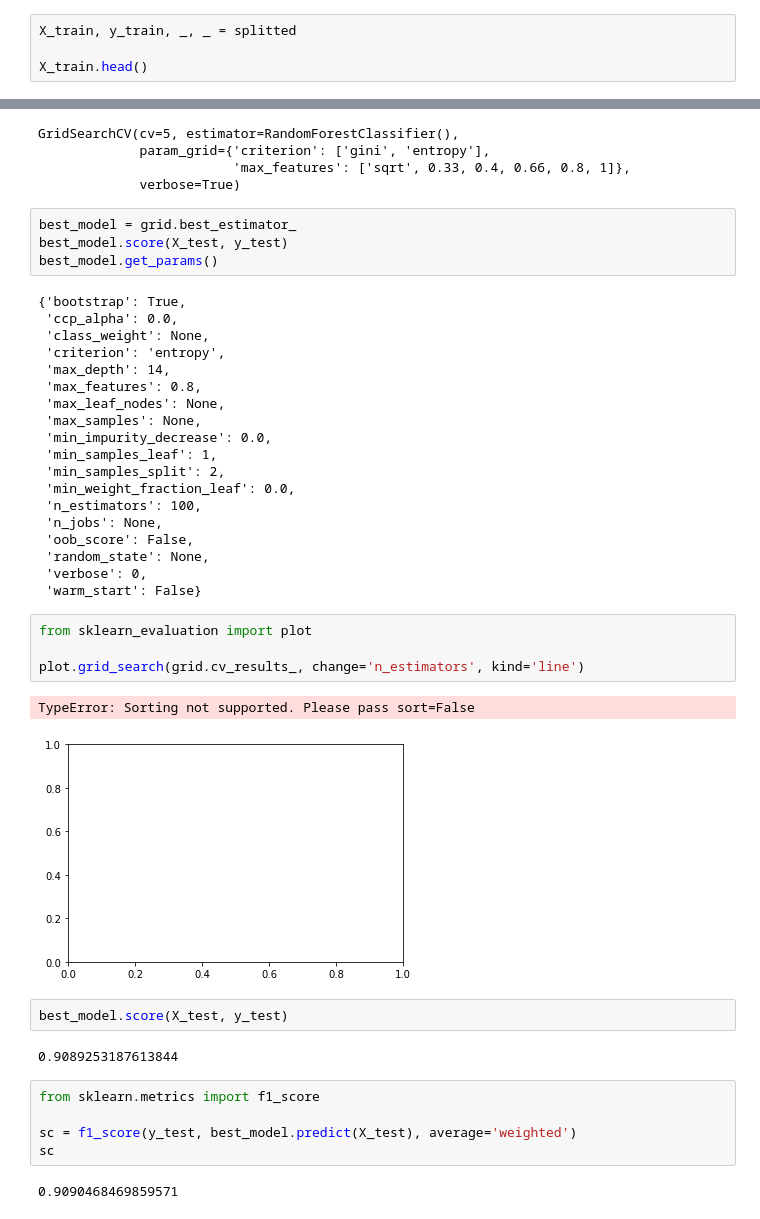
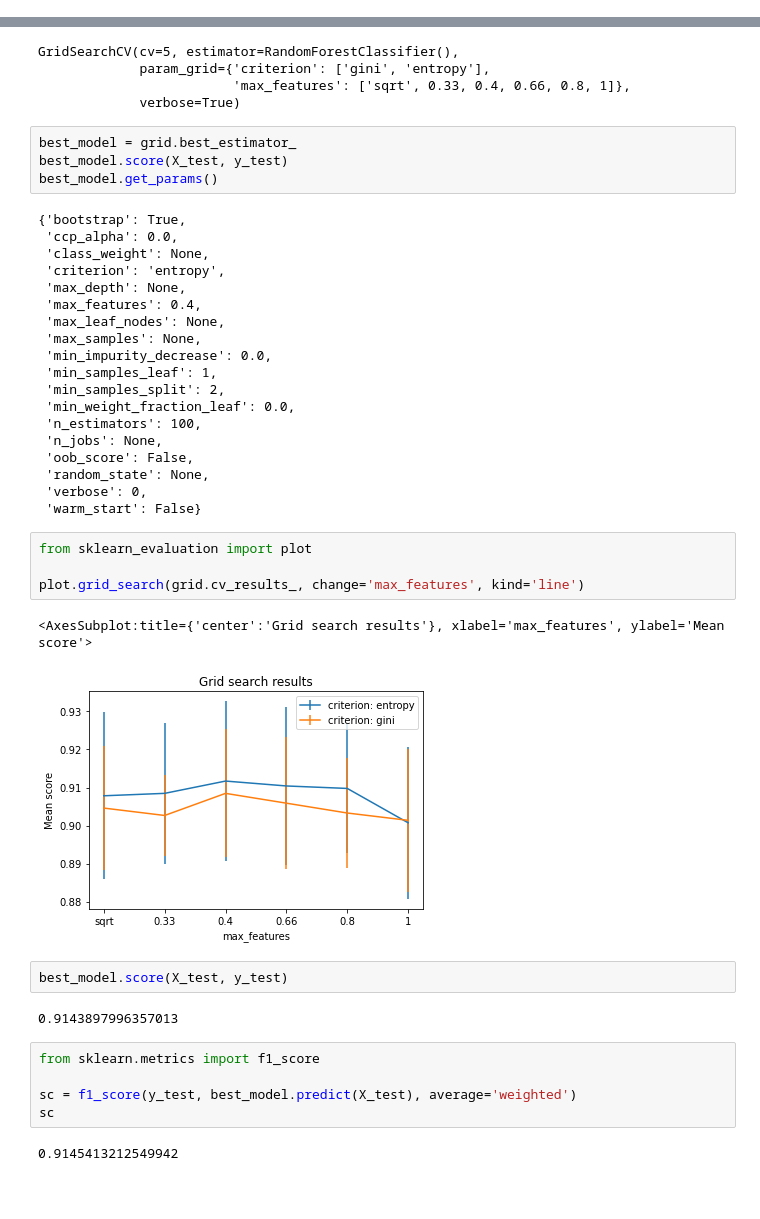
Before and after one commit to Bass2015/j2d-hackaton-dolgonos, a Jupyter notebook: eda.ipynb, the cells around one changed output, grey strips where cells are left out. Drawn from its saved outputs; the diff is of its cells as text; blank space fills up the shorter version.

```diff
--- a/eda.ipynb
+++ b/eda.ipynb
@@ -36,4 +37,0 @@ print(f'Dataset shape: {train_df.shape}, Train shape: {X_train.shape}, Test shap
-# %%
-X_train, y_train, _, _ = splitted
-
-X_train.head()
@@ -83,8 +74,8 @@ best_model.get_params()
  'ccp_alpha': 0.0,
  'class_weight': None,
  'criterion': 'entropy',
- 'max_depth': 14,
- 'max_features': 0.8,
+ 'max_depth': None,
+ 'max_features': 0.4,
  'max_leaf_nodes': None,
  'max_samples': None,
  'min_impurity_decrease': 0.0,
@@ -100,18 +91,18 @@ best_model.get_params()
 # %%
 from sklearn_evaluation import plot
 
-plot.grid_search(grid.cv_results_, change='n_estimators', kind='line')
+plot.grid_search(grid.cv_results_, change='max_features', kind='line')
 # %% [output]
-TypeError: Sorting not supported. Please pass sort=False
+<AxesSubplot:title={'center':'Grid search results'}, xlabel='max_features', ylabel='Mean score'>
-[figure, old version]
+[figure, new version]
 # %%
 best_model.score(X_test, y_test)
 # %% [output]
-0.9089253187613844
+0.9143897996357013
 # %%
 from sklearn.metrics import f1_score
 
 sc = f1_score(y_test, best_model.predict(X_test), average='weighted')
 sc
 # %% [output]
-0.9090468469859571
+0.9145413212549942
```
Also changed, not shown: parts of 8 cells of this notebook, 7 other files.
